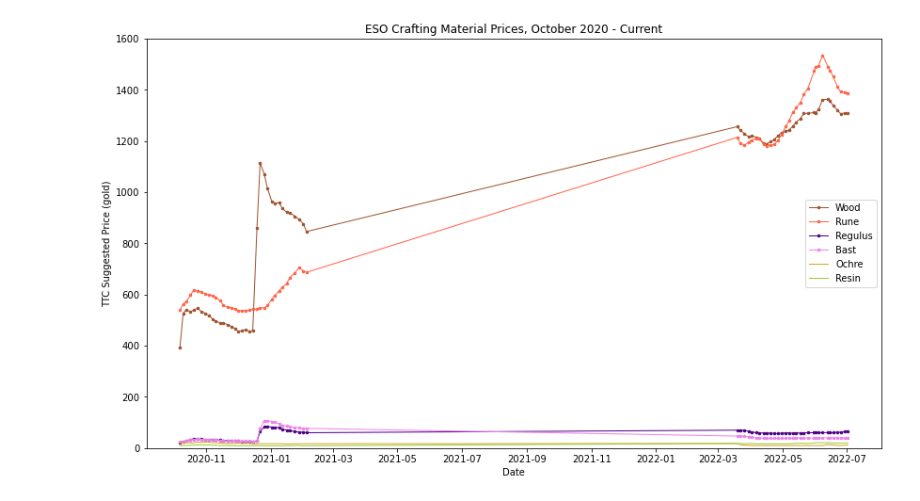
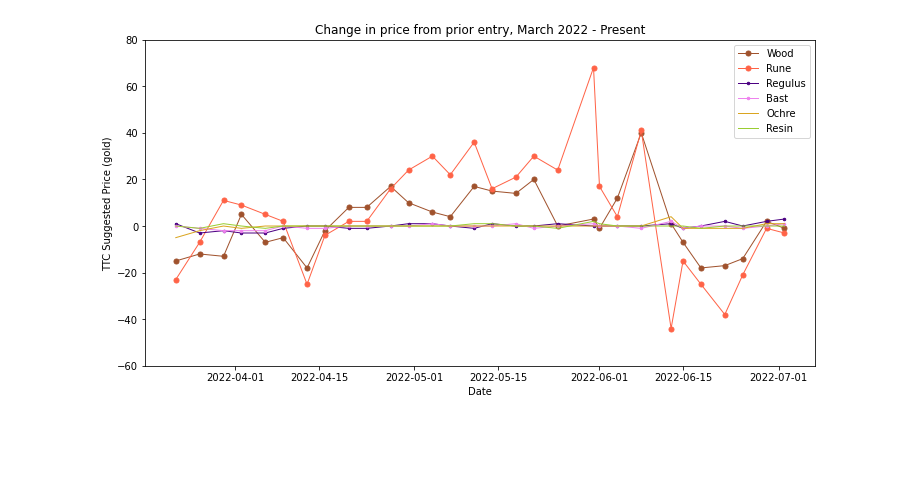
Before and after one commit to racheldelong/ESO-Crafting-Material-Prices, a Jupyter notebook: ESOMatPrices.ipynb, the cells around one changed output. Saved outputs shown, nothing was run; the diff lists cells and outputs as text; code cells hidden in the pictures; blank space fills up the shorter version.

```diff
--- a/ESOMatPrices.ipynb
+++ b/ESOMatPrices.ipynb
@@ -11,5 +9,8 @@ df = pd.read_csv('prices.csv', parse_dates=['Date'], index_col=['Date'])
 # %%
-df = df.filter(items=['Regulus Price', 'Regulus Quantity Listed', 'Bast Price', 'Bast Quantity Listed', 'Wood Price', 'Wood Quantity Listed', 'Ochre Price', 'Ochre Quantity Listed', 'Resin Price', 'Resin Quantity Listed', 'Rune Price', 'Rune Quantity Listed'])
+# Filter to price & quantity of similar items.
+df = df.filter(items=['Date', 'Regulus Price', 'Regulus Quantity Listed', 'Bast Price', 'Bast Quantity Listed', 'Wood Price', 'Wood Quantity Listed', 'Ochre Price', 'Ochre Quantity Listed', 'Resin Price', 'Resin Quantity Listed', 'Rune Price', 'Rune Quantity Listed'])
+# Remove missing values
 df = df.dropna()
-df_2020 = df.loc['2020':'2021']
-df_2022 = df.loc['2022':]
+# Separate by years to remove large gaps
+df2020 = df.loc['2020':'2021']
+df2022 = df.loc['2022':]
@@ -16,2 +33,4 @@ df_2022 = df.loc['2022':]
 # %%
-### lol um
+# Find difference between rows
+df2020_diff = df2020.diff()
+df2022_diff = df2022.diff()
@@ -54,16 +54,17 @@ plt.show()
 # %%
-plt.plot(df['Wood Price'], label='Wood', linewidth=1, marker='.', markersize=5, color='sienna')
-plt.plot(df['Rune Price'], label='Rune', linewidth=1, marker='.', markersize=5, color='tomato')
-plt.plot(df['Regulus Price'], label='Regulus', linewidth=1, marker='.', markersize=5, color='indigo')
-plt.plot(df['Bast Price'], label='Bast', linewidth=1, marker='.', markersize=5, color='violet')
-plt.plot(df['Ochre Price'], label='Ochre', linewidth=1, color='goldenrod')
-plt.plot(df['Resin Price'], label='Resin', linewidth=1, color='yellowgreen')
+# Create line graph of price increases per entry for 2022
+plt.plot(df2022_diff['Wood Price'], label='Wood', linewidth=1, marker='.', markersize=10, color='sienna')
+plt.plot(df2022_diff['Rune Price'], label='Rune', linewidth=1, marker='.', markersize=10, color='tomato')
+plt.plot(df2022_diff['Regulus Price'], label='Regulus', linewidth=1, marker='.', markersize=5, color='indigo')
+plt.plot(df2022_diff['Bast Price'], label='Bast', linewidth=1, marker='.', markersize=5, color='violet')
+plt.plot(df2022_diff['Ochre Price'], label='Ochre', linewidth=1, color='goldenrod')
+plt.plot(df2022_diff['Resin Price'], label='Resin', linewidth=1, color='yellowgreen')
 plt.ylabel('TTC Suggested Price (gold)')
 plt.xlabel('Date')
-plt.title('ESO Crafting Material Prices, October 2020 - Current')
-plt.legend(loc="right")
-plt.ylim([0, 1600])
-plt.gcf().set_size_inches(14, 8)
+plt.title('Change in price from prior entry, March 2022 - Present')
+plt.legend(loc="upper right")
+plt.ylim(-60, 80)
+plt.gcf().set_size_inches(12,6)
 plt.show()
 # %% [output]
-[figure, old version]
+[figure, new version]
```
Also changed, not shown: parts of 10 cells of this notebook.
